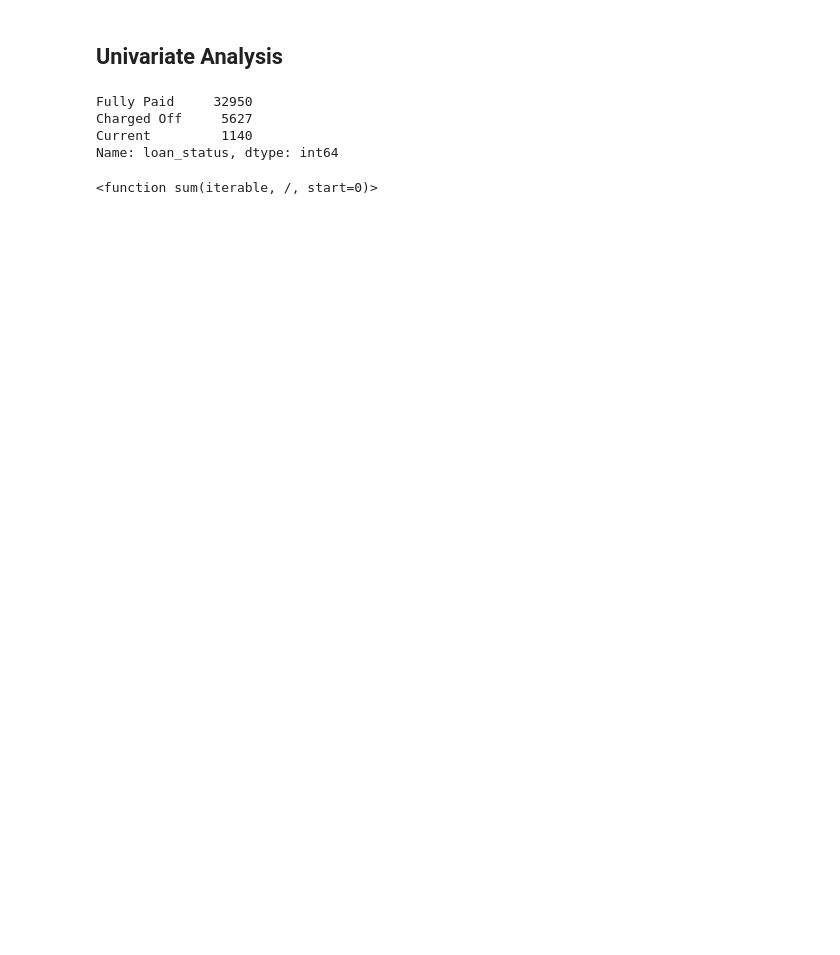
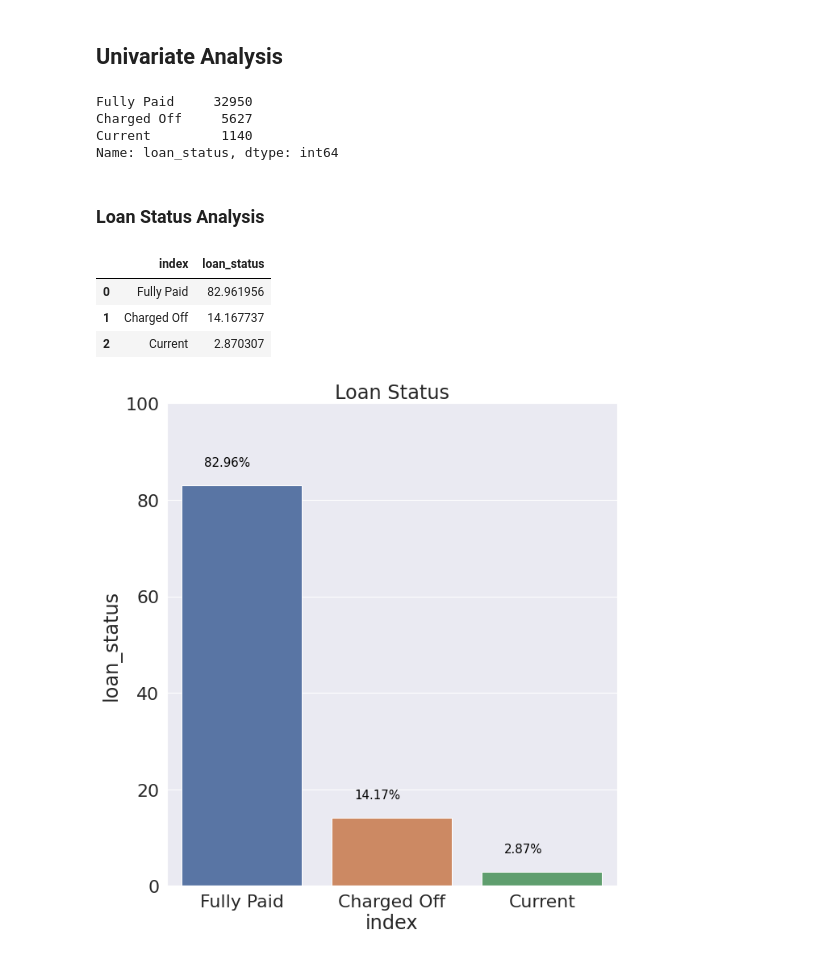
Before and after one commit to teerapat1739/EDA_lending, a Jupyter notebook: notebooks/Group_Facilitator_Name.ipynb, the cells around one changed output. Cells and saved outputs as stored; diff of their text form; code cells hidden in the pictures; blank space fills up the shorter version.

Commit message:
success Univariate Analysis

```diff
--- a/notebooks/Group_Facilitator_Name.ipynb
+++ b/notebooks/Group_Facilitator_Name.ipynb
@@ -147,4 +289,25 @@ sums = data.groupby('loan_status' ).count()[['loan_amnt']]/len(data.index) * 100
-# %%
-sum
-# %% [output]
-<function sum(iterable, /, start=0)>
+# %% [markdown]
+### Loan Status Analysis
+# %%
+sum_loan_status = pd.DataFrame(data.loan_status.value_counts(normalize=True).mul(100))
+# %%
+sum_loan_status.reset_index(inplace=True)
+sum_loan_status
+# %% [output]
+|  | index | loan_status |
+| 0 | Fully Paid | 82.961956 |
+| 1 | Charged Off | 14.167737 |
+| 2 | Current | 2.870307 |
+# %%
+plt.figure(figsize=(10,11))
+ax = sns.barplot(x='index',y='loan_status', data=sum_loan_status)
+plt.ylim(0,100)
+for i in ax.patches:
+       ax.text(i.get_x()+0.15, i.get_height()+ 4, \
+            str(round((i.get_height()), 2))+"%", fontsize=15, color='black',\
+            )
+
+plt.title('Loan Status')
+plt.show()
+# %% [output]
+[figure, added]
```
Also changed, not shown: parts of 32 cells of this notebook, 1 other file.
